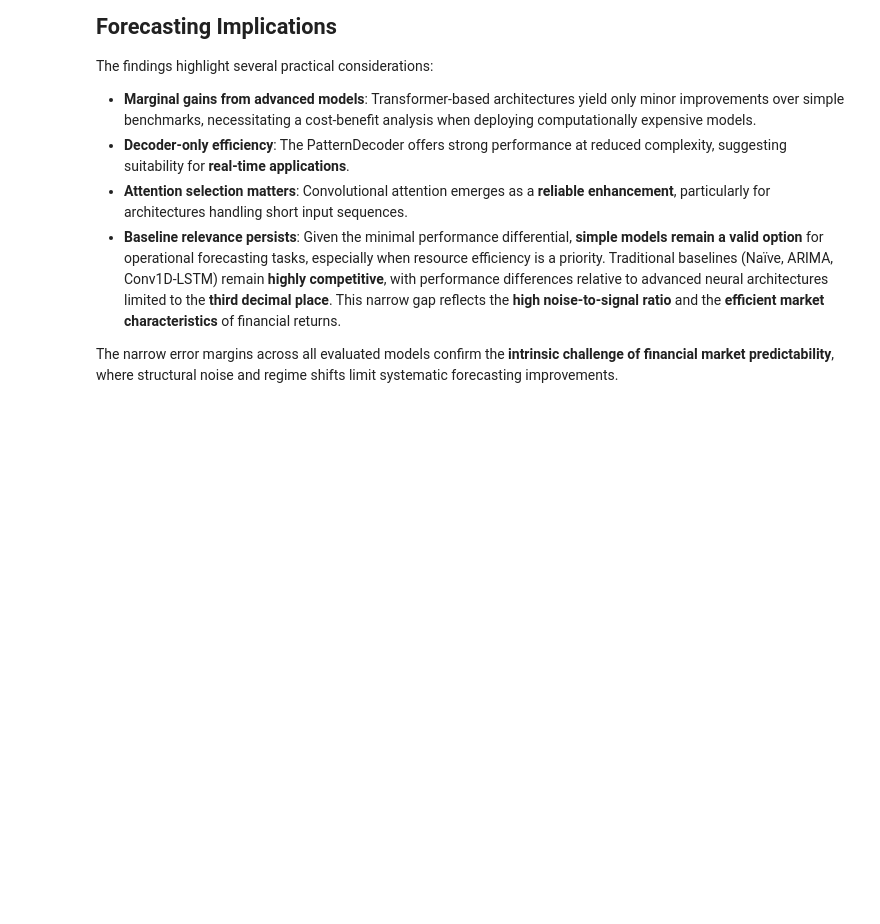
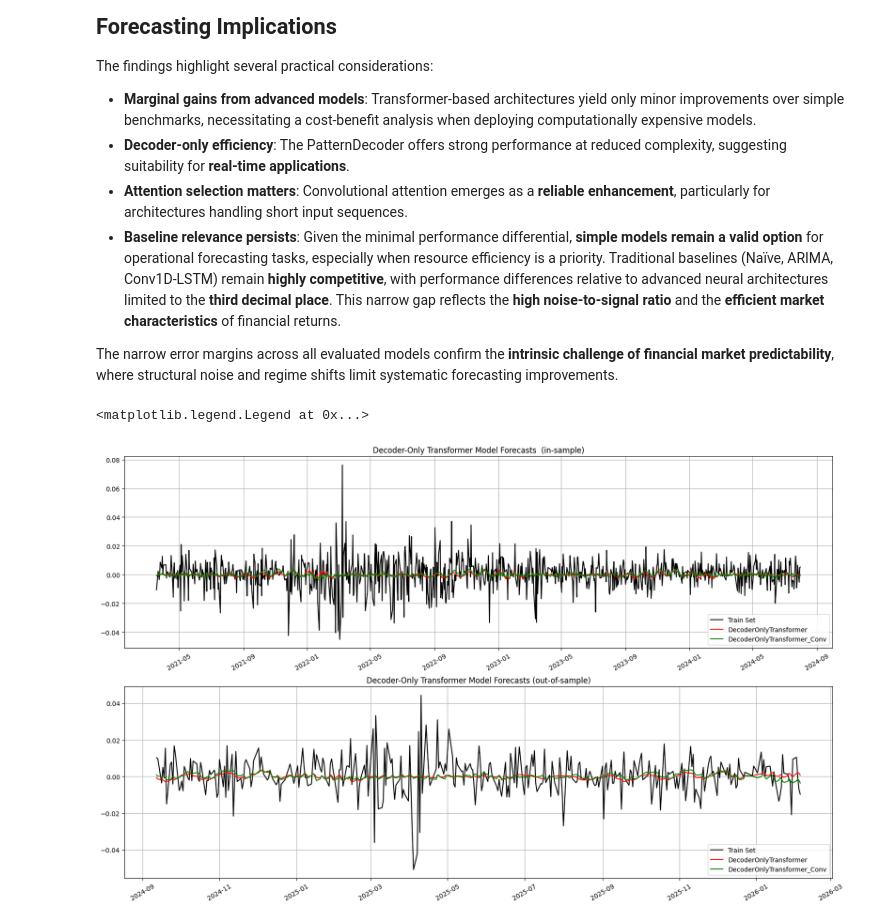
Before and after one commit to saschque/patterndecoder, a Jupyter notebook: patterndecoder_evaluation_study.ipynb, the cells around one changed output. Cells and saved outputs as stored; diff of their text form; code cells hidden in the pictures; blank space fills up the shorter version.

```diff
--- a/patterndecoder_evaluation_study.ipynb
+++ b/patterndecoder_evaluation_study.ipynb
@@ -1069,3 +1071,53 @@ The findings highlight several practical considerations:
 * **Baseline relevance persists**: Given the minimal performance differential, **simple models remain a valid option** for operational forecasting tasks, especially when resource efficiency is a priority. Traditional baselines (Naïve, ARIMA, Conv1D-LSTM) remain **highly competitive**, with performance differences relative to advanced neural architectures limited to the **third decimal place**. This narrow gap reflects the **high noise-to-signal ratio** and the **efficient market characteristics** of financial returns.
 
 The narrow error margins across all evaluated models confirm the **intrinsic challenge of financial market predictability**, where structural noise and regime shifts limit systematic forecasting improvements.
+# %%
+start=10
+stop=12
+log="log_"
+
+colors = ["red", "green", "blue"]
+title = "Decoder-Only Transformer"
+
+__, axs = plt.subplots(2,1, figsize=(20, 12))
+plt.subplots_adjust(wspace=0.125)
+
+# Subplot 1: in-sample cumulative return predictions
+axs[0].grid()
+
+axs[0].plot(
+    forecasts.model_performances[start]["train_"+log+"actuals"],
+    color='black',
+    label='Train Set'
+    )
+for i in range(start,stop):
+    axs[0].plot(
+        forecasts.model_performances[i]["train_"+log+"prediction"],
+        color=colors[i-start],
+        label=forecasts.model_performances[i]["name"]
+        )
+
+axs[0].set_title(title+" Model Forecasts  (in-sample)")
+axs[0].tick_params(axis='x', rotation=30)
+axs[0].legend(loc='lower right')
+
+
+axs[1].grid()
+axs[1].plot(
+        forecasts.model_performances[start]["test_"+log+"actuals"],
+        color='black',
+        label='Train Set'
+        )
+for i in range(start,stop):
+    axs[1].plot(
+        forecasts.model_performances[i]["test_"+log+"prediction"],
+        color=colors[i-start],
+        label=forecasts.model_performances[i]["name"]
+        )
+
+axs[1].set_title(title+" Model Forecasts (out-of-sample)")
+axs[1].tick_params(axis='x', rotation=30)
+axs[1].legend(loc='lower right')
+# %% [output]
+<matplotlib.legend.Legend at 0x...>
+[figure, added]
```
Also changed, not shown: parts of 4 cells of this notebook.
